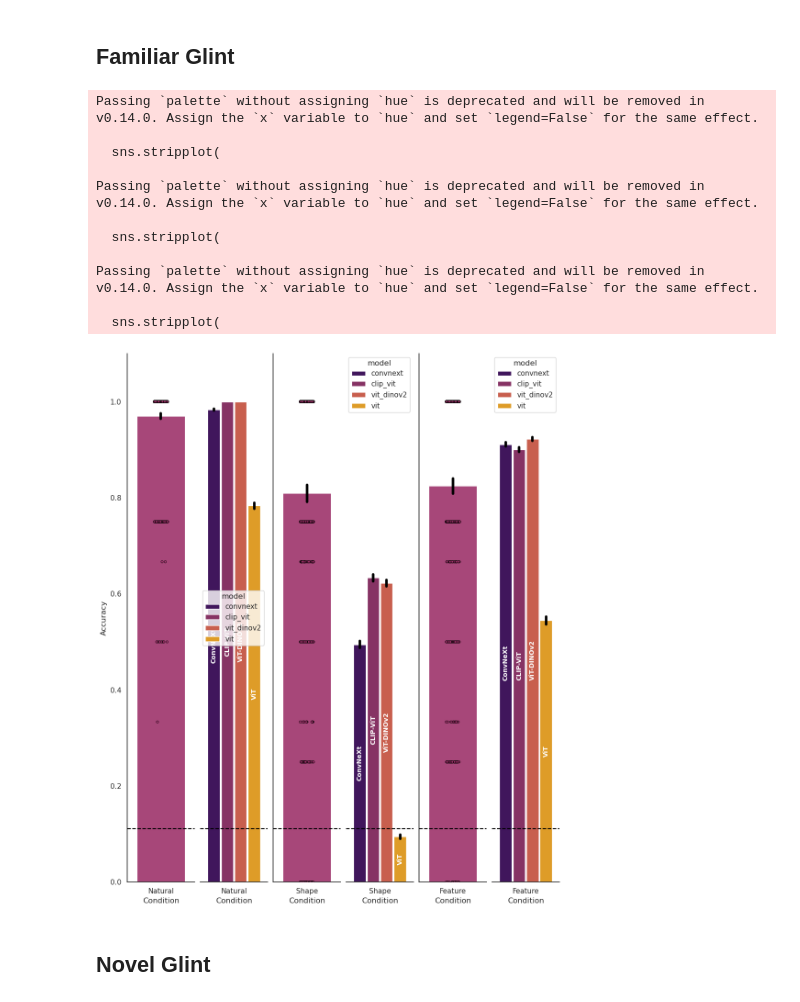
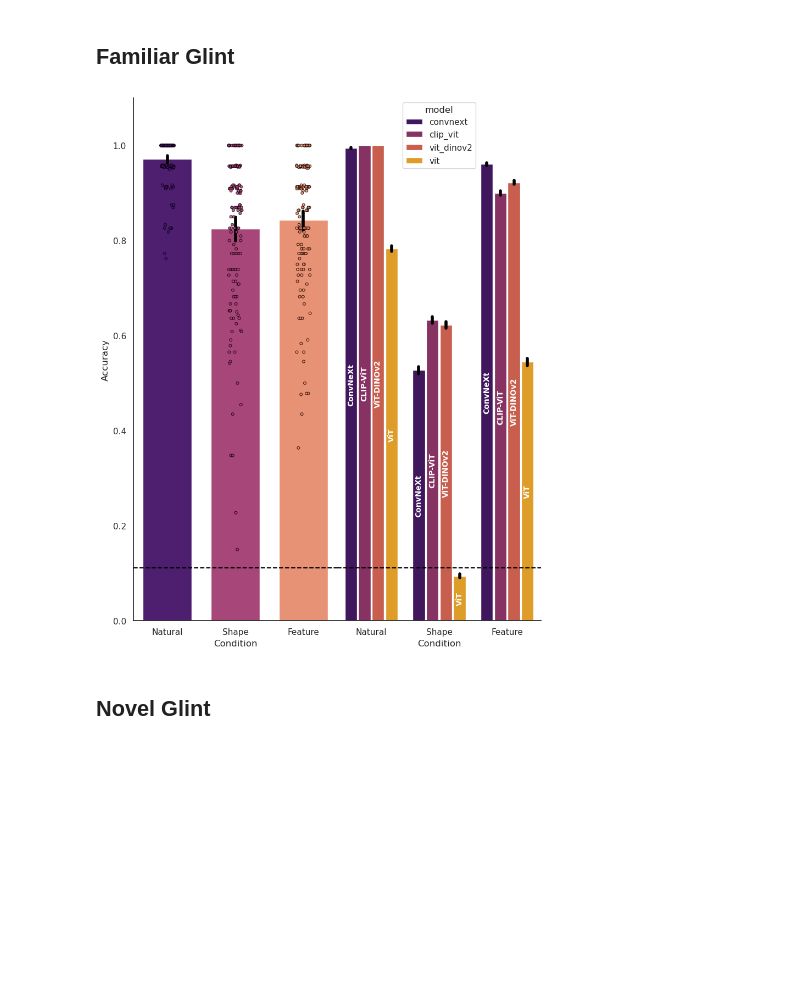
Before and after one commit to ars1399/glint_analysis, a Jupyter notebook: glint_figure_generator.ipynb, the cells around one changed output. Cells and saved outputs as stored; diff of their text form; code cells hidden in the pictures; blank space fills up the shorter version.

Commit message:
Added Model Preprocessing Notebook

```diff
--- a/glint_figure_generator.ipynb
+++ b/glint_figure_generator.ipynb
@@ -283,7 +283,7 @@ import pandas as pd
 import math
 
 # Function: glint_barplot
-def human_model_combo_barplot(data, data2, extreme,chance):
+def human_model_combo_barplot(data, data2,chance):
     condition_display_map = {
     "all_conditions": "All",
     "natural": "Natural",
@@ -475,7 +475,7 @@ def human_model_combo_barplot(data, data2, extreme,chance):
 import pandas as pd
 
 
-experiment = 'novel'  # 'familiar' or 'novel'
+experiment = 'familiar'  # 'familiar' or 'novel'
 
 extreme_version = False
 
@@ -505,7 +505,7 @@ file_path = f'/zpool/vladlab/data_drive/glint_data/summary_data_csv/{experiment}
 data_1 = pd.read_csv(file_path)
 
 
-fig, ax1 =  human_model_combo_barplot(data= data_1, data2=combined_model_results, extreme=extreme_version, chance=chance_level)
+fig, ax1 =  human_model_combo_barplot(data= data_1, data2=combined_model_results_familiar, extreme=extreme_version, chance=chance_level)
 
 
 plt.show()
@@ -886,47 +886,36 @@ def chance_and_experiment_parameters(experiment, extreme_version):
 chance_level, extreme = chance_and_experiment_parameters(experiment, extreme_version)
 
 # Define the file path for the human behavioral data
-file_path = f'/zpool/vladlab/data_drive/glint_data/summary_data_csv/{experiment}_glint_{extreme}_cleaned.csv'
+file_path = f'/zpool/vladlab/data_drive/glint_data/summary_data_csv/{experiment}_glint_original_cleaned.csv'
 data_1 = pd.read_csv(file_path)
 
 # Define the file paths for the model results (assuming they are stored in a similar directory structure)
 # ConvNeXT
 convnext_results_file_path = '/zpool/vladlab/active_drive/arsch/GLINT/glint_modeling/results_familiar/convnext_KNN_all_conditions_9way_new.csv'
 convnext_familiar = pd.read_csv(convnext_results_file_path)
 
 #Clip
 clip_vit_results_file_path = '/zpool/vladlab/active_drive/arsch/GLINT/glint_modeling/results_familiar/clip_vit_KNN_all_conditions_9way_new.csv'
 clip_familiar = pd.read_csv(clip_vit_results_file_path)
 
 # vit_dinov2
 vit_dinov2_results_file_path = '/zpool/vladlab/active_drive/arsch/GLINT/glint_modeling/results_familiar/vit_dinov2_KNN_all_conditions_9way_new.csv'
 vit_dinov2_familiar = pd.read_csv(vit_dinov2_results_file_path)
 
 # vit
 vit_results_file_path = '/zpool/vladlab/active_drive/arsch/GLINT/glint_modeling/results_familiar/vit_KNN_all_conditions_9way_new.csv'
 vit_familiar = pd.read_csv(vit_results_file_path)
 
 # Combine all model results
 combined_model_results_familiar = pd.concat([convnext_familiar, clip_familiar, vit_dinov2_familiar, vit_familiar], ignore_index=True)
 
 
-fig, ax1 =  human_model_combo_barplot(data= data_1, combined_results=combined_model_results_familiar, chance=chance_level)
+fig, ax1 =  human_model_combo_barplot(data= data_1, data2=combined_model_results_familiar, chance=chance_level)
 
 
 plt.show()
 # %% [output]
-Passing `palette` without assigning `hue` is deprecated and will be removed in v0.14.0. Assign the `x` variable to `hue` and set `legend=False` for the same effect.
-
-  sns.stripplot(
-
-Passing `palette` without assigning `hue` is deprecated and will be removed in v0.14.0. Assign the `x` variable to `hue` and set `legend=False` for the same effect.
-
-  sns.stripplot(
-
-Passing `palette` without assigning `hue` is deprecated and will be removed in v0.14.0. Assign the `x` variable to `hue` and set `legend=False` for the same effect.
-
-  sns.stripplot(
-[figure, old version]
+[figure, new version]
 # %% [markdown]
 ## Novel Glint
 # %%
```
Also changed, not shown: 2 other files.
